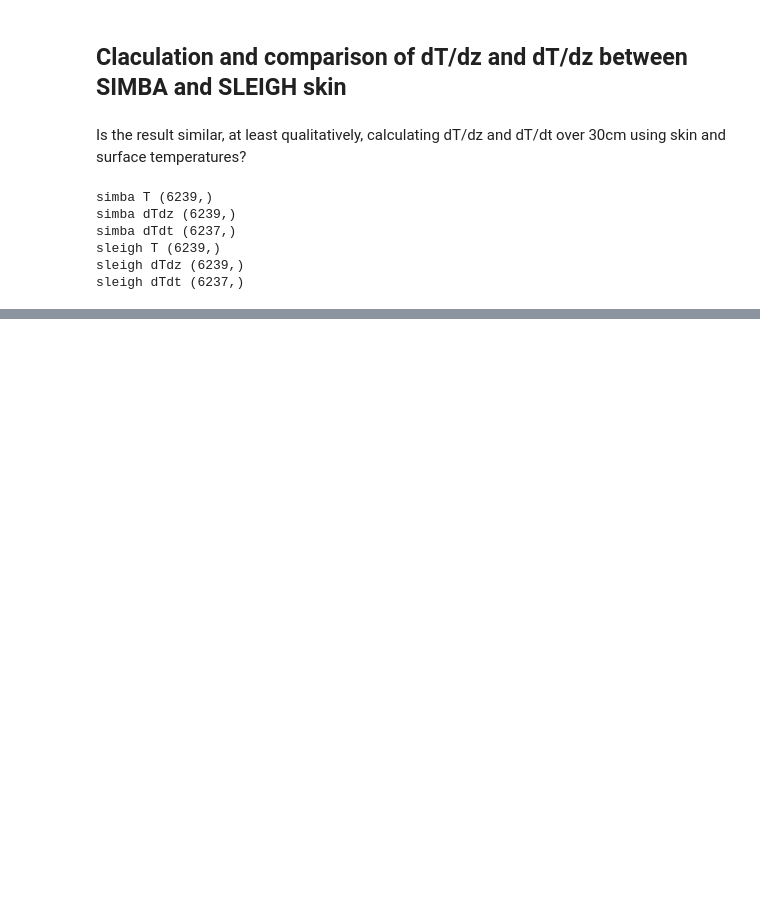
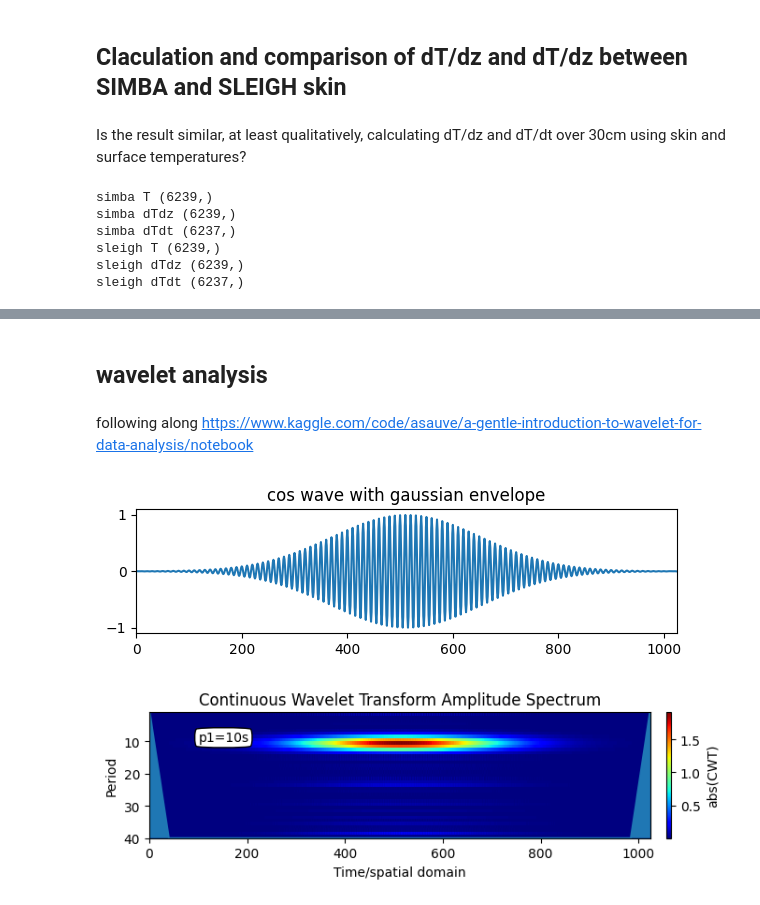
Before and after one commit to sledd/ICECAPS_raven, a Jupyter notebook: raven_subsurface_analysis_v4.2.ipynb, the cells around one changed output, grey strips where cells are left out. Cells and saved outputs as stored; diff of their text form; code cells hidden in the pictures; blank space fills up the shorter version.

```diff
--- a/raven_subsurface_analysis_v4.2.ipynb
+++ b/raven_subsurface_analysis_v4.2.ipynb
@@ -558 +614,5 @@ Correlation 0.4751248075080266
 [figure]
+# %% [markdown]
+## wavelet analysis
+# %% [markdown]
+following along https://www.kaggle.com/code/asauve/a-gentle-introduction-to-wavelet-for-data-analysis/notebook
@@ -558,0 +626,32 @@ Correlation 0.4751248075080266
+# %%
+# choose default wavelet function for the entire notebook
+scg.set_default_wavelet('cmor1-1.5')
+# %%
+# let consider a timeline with 1 sample / second
+ns   = 1024
+time = np.arange(ns)
+
+# and a range of scales to perform the transform
+scales = scg.periods2scales( np.arange(1, 40) )
+
+# and a periodic signal with varying amplitude
+p1=10; periodic1 = np.cos(2*np.pi/p1*time) * np.exp(-((time-ns/2)/200)**2)
+
+# plot the signal
+fig1, ax1 = plt.subplots(1, 1, figsize=(6.2,2));
+lines = ax1.plot(periodic1);
+ax1.set_xlim(0, len(time))
+ax1.set_title("cos wave with gaussian envelope")
+fig1.tight_layout()
+
+# and the scaleogram
+# if coikw={'alpha':1.} isn't included there's an error with alpha in plotting
+ax2 = scg.cws(periodic1, scales=scales, figsize=(6.9,2.3), coikw={'alpha':1.})
+txt = ax2.annotate("p1=10s", xy=(100, 10), bbox=dict(boxstyle="round4", fc="w"))
+plt.tight_layout()
+
+# print("Default wavelet function used to compute the transform:", scg.get_default_wavelet(), "(",
+#       pywt.ContinuousWavelet(scg.get_default_wavelet()).family_name, ")")
+# %% [output]
+[figure, added]
+[figure, added]
```
Also changed, not shown: parts of 16 cells of this notebook.
